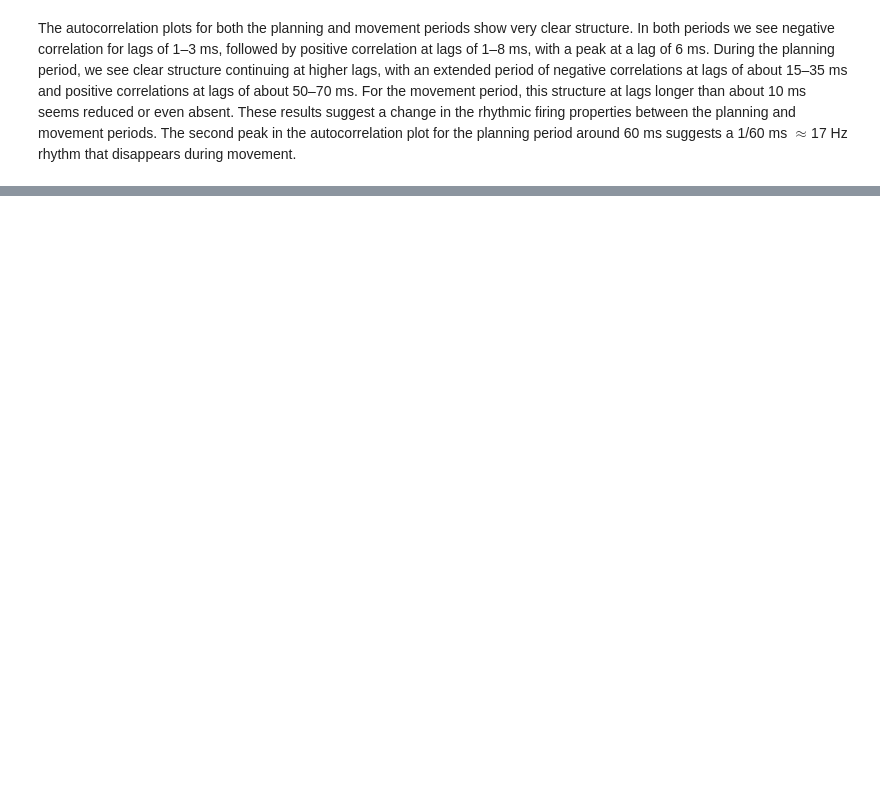
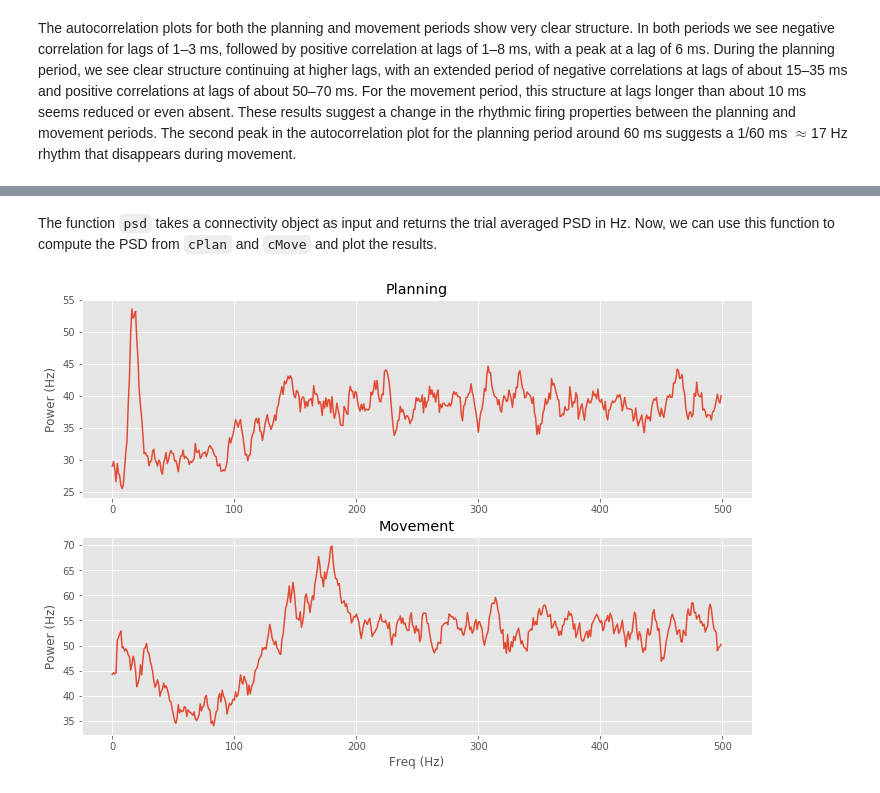
Before and after one commit to Mark-Kramer/Case-Studies-Python, a Jupyter notebook: content/10/spiking-rhythms.ipynb, the cells around one changed output, grey strips where cells are left out. Cells and saved outputs as stored; diff of their text form; code cells hidden in the pictures; blank space fills up the shorter version.

```diff
--- a/content/10/spiking-rhythms.ipynb
+++ b/content/10/spiking-rhythms.ipynb
@@ -344,0 +406,16 @@ With a new appreciation for interpreting point process spectra, let’s compute
+# %%
+# Set some parameters for the multitaper method (MTM)
+TW = 4  # Time-bandwidth product
+Fs = 1000  # Sampling frequency
+
+# Create multitaper objects to hold the signal and method parameters
+mtPlan = Multitaper(time_series=train[:, i_plan].T,  # MT for planning period
+               sampling_frequency=Fs,  # ... with desired parameters
+               time_halfbandwidth_product=TW)
+mtMove = Multitaper(time_series=train[:, i_move].T,  # MT for movement period
+               sampling_frequency=Fs,  # ... with desired parameters
+               time_halfbandwidth_product=TW)
+
+# Create connectivity objects to perform the computations
+cPlan = Connectivity.from_multitaper(mtPlan)  # ... for the planning period
+cMove = Connectivity.from_multitaper(mtMove)  # ... and the movement period
@@ -344,0 +426,30 @@ With a new appreciation for interpreting point process spectra, let’s compute
+# %%
+def psd(conn_obj, Fs=1e3):
+    '''
+    Input: a connectivity object
+    Output: trial averaged power in Hz.
+    This is equivalent to:
+        conn_obj.power().squeeze().mean(1) * Fs**2
+    '''
+    # First compute the power for each trial and taper.
+    # ... The shape of the resulting array will be (1, .5 * n_t, n_trials).
+    power = conn_obj.power()
+    # Squeeze the array to get rid of dimensions with size 1
+    # ... (i.e. the first dimension)
+    pow_sq = power.squeeze()
+    pow_mn = pow_sq.mean(1)  # Compute the trial average
+    return pow_mn * Fs**2  # Convert the result from Hz^-1 to Hz
+# %% [markdown]
+The function `psd` takes a connectivity object as input and returns the trial averaged PSD in Hz. Now, we can use this function to compute the PSD from `cPlan` and `cMove` and plot the results.
+# %%
+_, a = subplots(2, 1, figsize=(12, 8))  # Create a figure with two subplots;
+a[0].plot(cPlan.frequencies, psd(cPlan))  # ... plot the planning period,
+a[1].plot(cMove.frequencies, psd(cMove))  # ... and the movement period
+
+a[0].set_title('Planning')  # ... with axes labeled
+a[1].set_title('Movement')
+a[1].set_xlabel('Freq (Hz)')
+[ia.set_ylabel('Power (Hz)') for ia in a]
+savefig('imgs/10-10.png')
+# %% [output]
+[figure, added]
```
Also changed, not shown: parts of 35 cells of this notebook, 5 other files.
